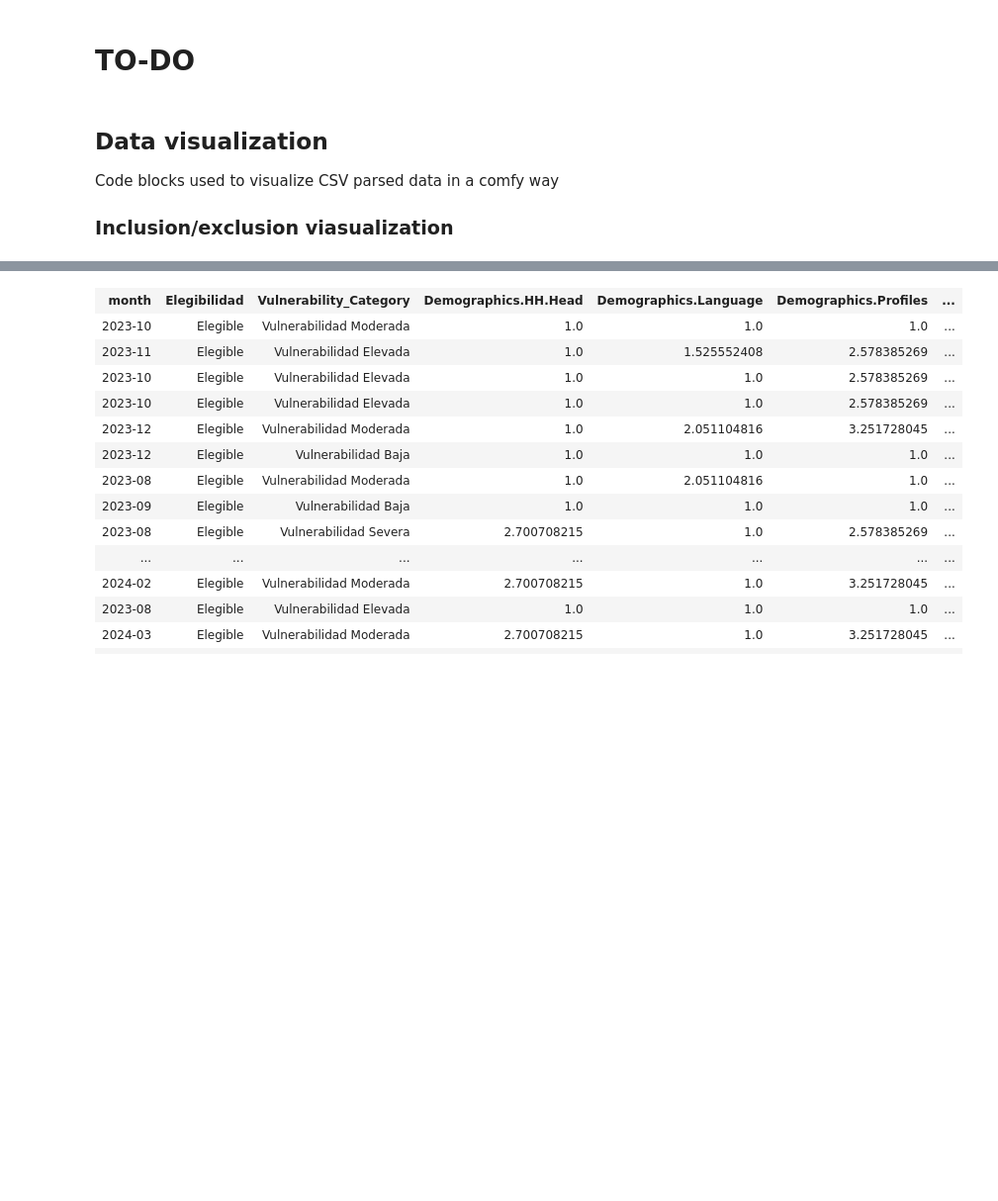
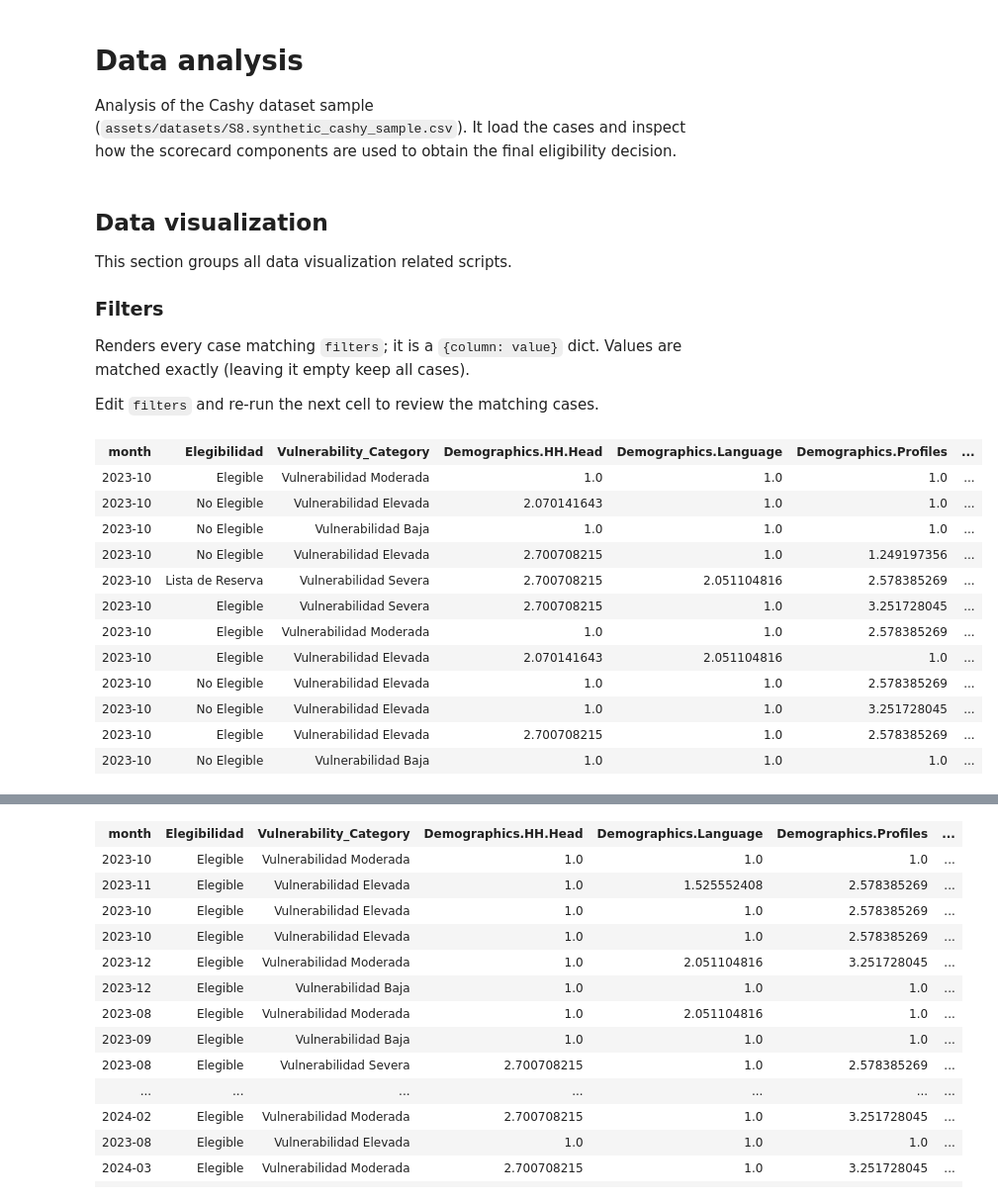
Before and after one commit to Alice1704/refugees_inclusion_hackathon, a Jupyter notebook: data_analysis.ipynb, the cells around one changed output, grey strips where cells are left out. Shown at 99% size. Cells and saved outputs as stored; diff of their text form; code cells hidden in the pictures; blank space fills up the shorter version.

```diff
--- a/data_analysis.ipynb
+++ b/data_analysis.ipynb
@@ -1,5 +1,7 @@
 # %% [markdown]
-# TO-DO
+# Data analysis
+
+Analysis of the Cashy dataset sample (`assets/datasets/S8.synthetic_cashy_sample.csv`). It load the cases and inspect how the scorecard components are used to obtain the final eligibility decision.
 # %%
 # Dependencies
 %matplotlib inline
@@ -11,7 +13,7 @@ import matplotlib.pyplot as plt
 import numpy as np
 from IPython.display import display, HTML
 
-filename = "assets/S8.synthetic_cashy_sample.csv"
+filename = "assets/datasets/S8.synthetic_cashy_sample.csv"
 
 with open(filename, "r") as file:
     reader = csv.DictReader(file)
@@ -22,6 +24,47 @@
 # %% [markdown]
 ## Data visualization
 
-Code blocks used to visualize CSV parsed data in a comfy way
+This section groups all data visualization related scripts.
 
-### Inclusion/exclusion viasualization
+### Filters
+
+Renders every case matching `filters`; it is a `{column: value}` dict. Values are matched exactly (leaving it empty keep all cases).
+
+Edit `filters` and re-run the next cell to review the matching cases.
+# %%
+filters = {"month": "2023-10", "OficinaACNUR": "foten"} # {} keeps every case
+
+new_data = [
+    row for row in rows
+    if all(row.get(key) == value for key, value in filters.items())
+]
+
+cols = list(rows[0].keys())
+
+display(HTML(
+    "<table border='1'>" +
+    "<tr>" +
+    "".join(f"<th>{col}</th>" for col in cols) +
+    "</tr>" +
+    "".join(
+        "<tr>" +
+        "".join(f"<td>{row.get(col, '')}</td>" for col in cols) +
+        "</tr>"
+        for row in new_data
+    ) +
+    "</table>"
+    "))
+# %% [output]
+| month | Elegibilidad | Vulnerability_Category | Demographics.HH.Head | Demographics.Language | Demographics.Profiles | ... |
+| 2023-10 | Elegible | Vulnerabilidad Moderada | 1.0 | 1.0 | 1.0 | ... |
+| 2023-10 | No Elegible | Vulnerabilidad Elevada | 2.070141643 | 1.0 | 1.0 | ... |
+| 2023-10 | No Elegible | Vulnerabilidad Baja | 1.0 | 1.0 | 1.0 | ... |
+| 2023-10 | No Elegible | Vulnerabilidad Elevada | 2.700708215 | 1.0 | 1.249197356 | ... |
+| 2023-10 | Lista de Reserva | Vulnerabilidad Severa | 2.700708215 | 2.051104816 | 2.578385269 | ... |
+| 2023-10 | Elegible | Vulnerabilidad Severa | 2.700708215 | 1.0 | 3.251728045 | ... |
+| 2023-10 | Elegible | Vulnerabilidad Moderada | 1.0 | 1.0 | 2.578385269 | ... |
+| 2023-10 | Elegible | Vulnerabilidad Elevada | 2.070141643 | 2.051104816 | 1.0 | ... |
+| 2023-10 | No Elegible | Vulnerabilidad Elevada | 1.0 | 1.0 | 2.578385269 | ... |
+| 2023-10 | No Elegible | Vulnerabilidad Elevada | 1.0 | 1.0 | 3.251728045 | ... |
+| 2023-10 | Elegible | Vulnerabilidad Elevada | 2.700708215 | 1.0 | 2.578385269 | ... |
+| 2023-10 | No Elegible | Vulnerabilidad Baja | 1.0 | 1.0 | 1.0 | ... |
```
Also changed, not shown: parts of 5 cells of this notebook, 13 other files.
